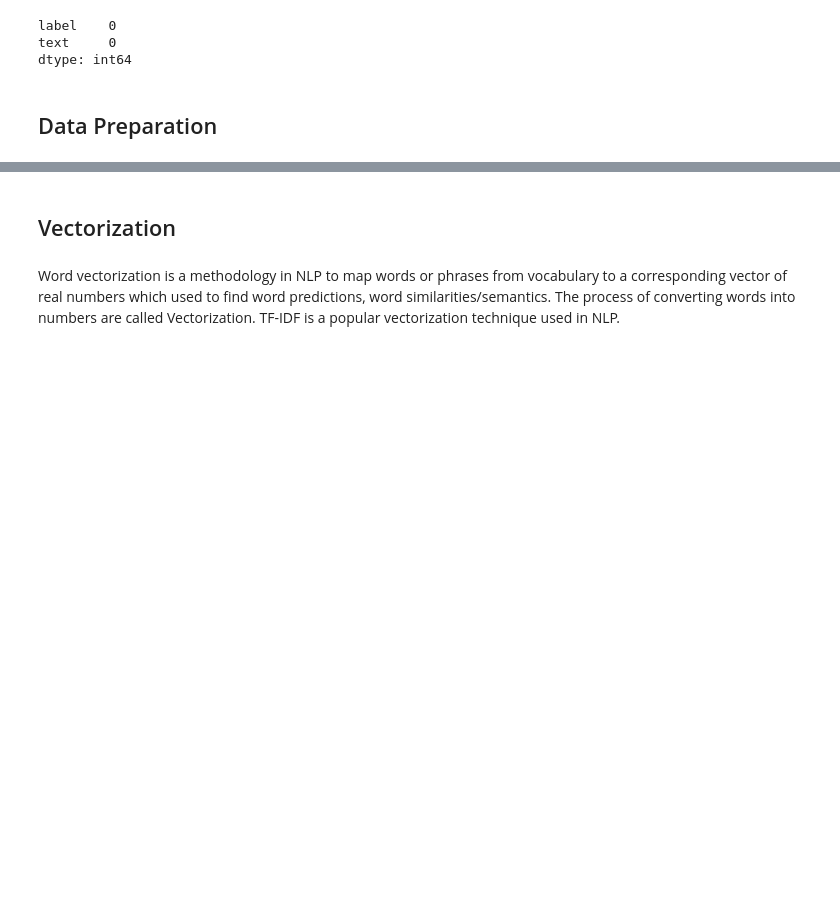
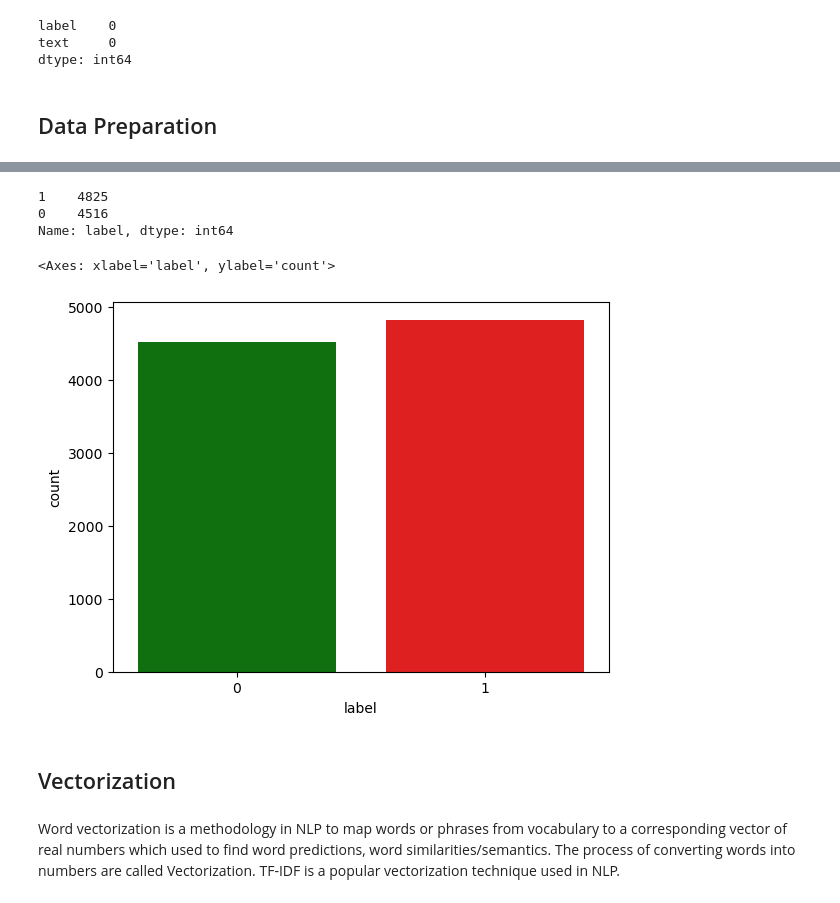
Before and after one commit to anjusukumaran4/OIBSIP, a Jupyter notebook: spam-detection-nlp.ipynb, the cells around one changed output, grey strips where cells are left out. Cells and saved outputs as stored; diff of their text form; code cells hidden in the pictures; blank space fills up the shorter version.

```diff
--- a/spam-detection-nlp.ipynb
+++ b/spam-detection-nlp.ipynb
@@ -103,3 +118,24 @@ df.head()
+# %%
+#For balancing the dataset
+
+from sklearn.utils import resample
+
+df_largeset=df[df['label']==0]
+df_smallset=df[df['label']==1]
+#resmapling with replacement
+df_smallset_upsampled=resample(df_smallset,replace=True,n_samples=4825,random_state=0)
+df=pd.concat([df_largeset,df_smallset_upsampled])
+# %%
+df['label'].value_counts()
+# %% [output]
+1    4825
+0    4516
+Name: label, dtype: int64
+# %%
+sns.countplot(x='label',data=df,palette=['g','r'])
+# %% [output]
+<Axes: xlabel='label', ylabel='count'>
+[figure, added]
 # %%
 X=df['text']
 y=df['label']
```
Also changed, not shown: parts of 15 cells of this notebook.
